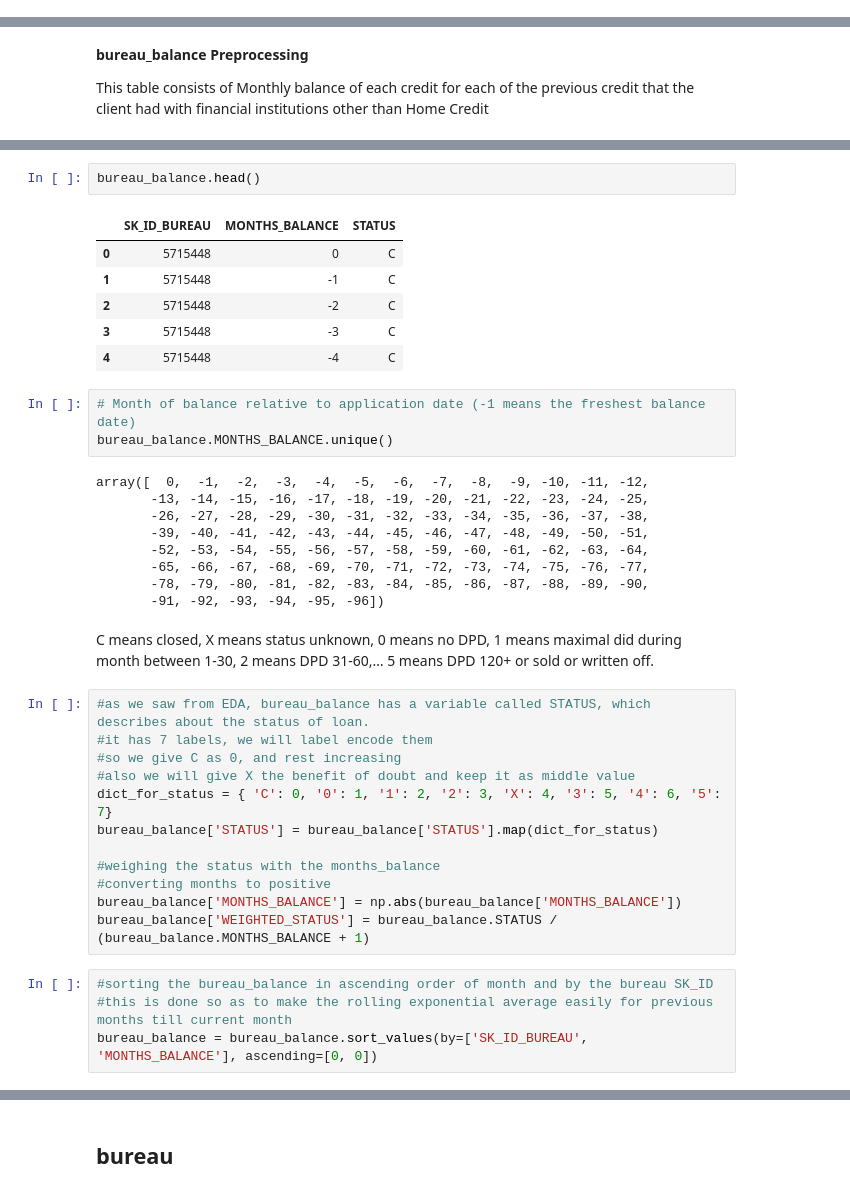
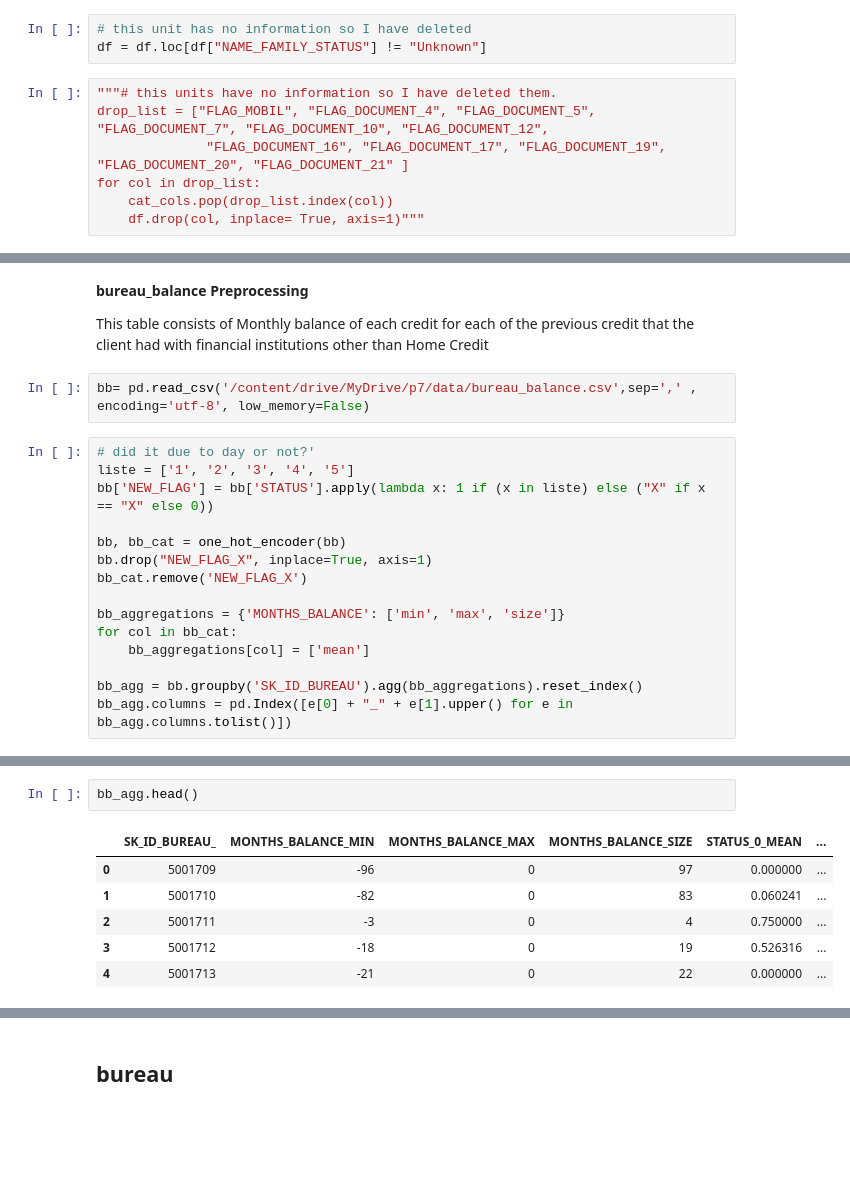
Before and after one commit to Azimoj/Credit-scoring, a Jupyter notebook: Credit__scoring_Preprocessing.ipynb, the cells around one changed output, grey strips where cells are left out. Cells and saved outputs as stored; diff of their text form; blank space fills up the shorter version.

```diff
--- a/Credit__scoring_Preprocessing.ipynb
+++ b/Credit__scoring_Preprocessing.ipynb
@@ -565,0 +190,10 @@ app_test_final.to_csv("/content/drive/MyDrive/p7/data/test_imputed_with_standard
+# %%
+# this unit has no information so I have deleted
+df = df.loc[df["NAME_FAMILY_STATUS"] != "Unknown"]
+# %%
+"""# this units have no information so I have deleted them.
+drop_list = ["FLAG_MOBIL", "FLAG_DOCUMENT_4", "FLAG_DOCUMENT_5", "FLAG_DOCUMENT_7", "FLAG_DOCUMENT_10", "FLAG_DOCUMENT_12",
+              "FLAG_DOCUMENT_16", "FLAG_DOCUMENT_17", "FLAG_DOCUMENT_19", "FLAG_DOCUMENT_20", "FLAG_DOCUMENT_21" ]
+for col in drop_list:
+    cat_cols.pop(drop_list.index(col))
+    df.drop(col, inplace= True, axis=1)"""
@@ -576,3 +316,20 @@ NameError: ignored
 **bureau_balance Preprocessing**
 
 This table consists of Monthly balance of each credit for each of the previous credit that the client had with financial institutions other than Home Credit
+# %%
+bb= pd.read_csv('/content/drive/MyDrive/p7/data/bureau_balance.csv',sep=',' , encoding='utf-8', low_memory=False)
+# %%
+# did it due to day or not?'
+liste = ['1', '2', '3', '4', '5']
+bb['NEW_FLAG'] = bb['STATUS'].apply(lambda x: 1 if (x in liste) else ("X" if x == "X" else 0))
+
+bb, bb_cat = one_hot_encoder(bb)
+bb.drop("NEW_FLAG_X", inplace=True, axis=1)
+bb_cat.remove('NEW_FLAG_X')
+
+bb_aggregations = {'MONTHS_BALANCE': ['min', 'max', 'size']}
+for col in bb_cat:
+    bb_aggregations[col] = ['mean']
+
+bb_agg = bb.groupby('SK_ID_BUREAU').agg(bb_aggregations).reset_index()
+bb_agg.columns = pd.Index([e[0] + "_" + e[1].upper() for e in bb_agg.columns.tolist()])
@@ -585,40 +380,10 @@ STATUS            0
 dtype: int64
 # %%
-bureau_balance.head()
+bb_agg.head()
 # %% [output]
-|  | SK_ID_BUREAU | MONTHS_BALANCE | STATUS |
-| 0 | 5715448 | 0 | C |
-| 1 | 5715448 | -1 | C |
-| 2 | 5715448 | -2 | C |
-| 3 | 5715448 | -3 | C |
-| 4 | 5715448 | -4 | C |
+|  | SK_ID_BUREAU_ | MONTHS_BALANCE_MIN | MONTHS_BALANCE_MAX | MONTHS_BALANCE_SIZE | STATUS_0_MEAN | ... |
+| 0 | 5001709 | -96 | 0 | 97 | 0.000000 | ... |
+| 1 | 5001710 | -82 | 0 | 83 | 0.060241 | ... |
+| 2 | 5001711 | -3 | 0 | 4 | 0.750000 | ... |
+| 3 | 5001712 | -18 | 0 | 19 | 0.526316 | ... |
+| 4 | 5001713 | -21 | 0 | 22 | 0.000000 | ... |
-# %%
-# Month of balance relative to application date (-1 means the freshest balance date)
-bureau_balance.MONTHS_BALANCE.unique()
-# %% [output]
-array([  0,  -1,  -2,  -3,  -4,  -5,  -6,  -7,  -8,  -9, -10, -11, -12,
-       -13, -14, -15, -16, -17, -18, -19, -20, -21, -22, -23, -24, -25,
-       -26, -27, -28, -29, -30, -31, -32, -33, -34, -35, -36, -37, -38,
-       -39, -40, -41, -42, -43, -44, -45, -46, -47, -48, -49, -50, -51,
-       -52, -53, -54, -55, -56, -57, -58, -59, -60, -61, -62, -63, -64,
-       -65, -66, -67, -68, -69, -70, -71, -72, -73, -74, -75, -76, -77,
-       -78, -79, -80, -81, -82, -83, -84, -85, -86, -87, -88, -89, -90,
-       -91, -92, -93, -94, -95, -96])
-# %% [markdown]
-C means closed, X means status unknown, 0 means no DPD, 1 means maximal did during month between 1-30, 2 means DPD 31-60,… 5 means DPD 120+ or sold or written off.
-# %%
-#as we saw from EDA, bureau_balance has a variable called STATUS, which describes about the status of loan.
-#it has 7 labels, we will label encode them
-#so we give C as 0, and rest increasing
-#also we will give X the benefit of doubt and keep it as middle value
-dict_for_status = { 'C': 0, '0': 1, '1': 2, '2': 3, 'X': 4, '3': 5, '4': 6, '5': 7}
-bureau_balance['STATUS'] = bureau_balance['STATUS'].map(dict_for_status)
-
-#weighing the status with the months_balance
-#converting months to positive
-bureau_balance['MONTHS_BALANCE'] = np.abs(bureau_balance['MONTHS_BALANCE'])
-bureau_balance['WEIGHTED_STATUS'] = bureau_balance.STATUS / (bureau_balance.MONTHS_BALANCE + 1)
-# %%
-#sorting the bureau_balance in ascending order of month and by the bureau SK_ID
-#this is done so as to make the rolling exponential average easily for previous months till current month
-bureau_balance = bureau_balance.sort_values(by=['SK_ID_BUREAU', 'MONTHS_BALANCE'], ascending=[0, 0])
```
Also changed, not shown: parts of 305 cells of this notebook.
